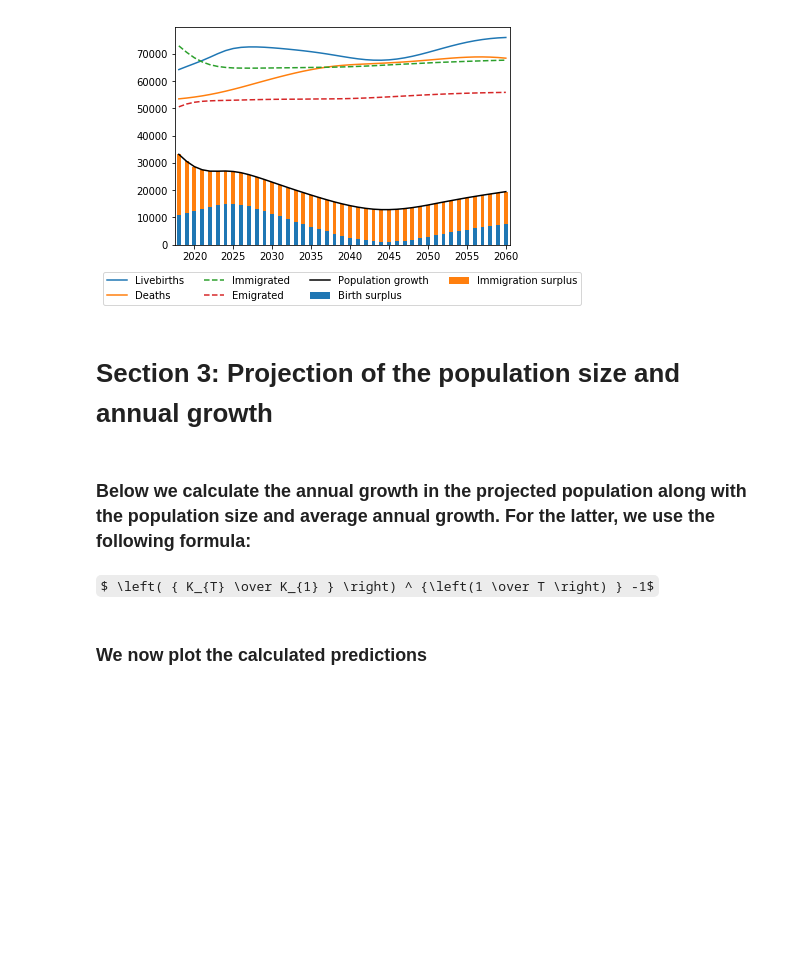
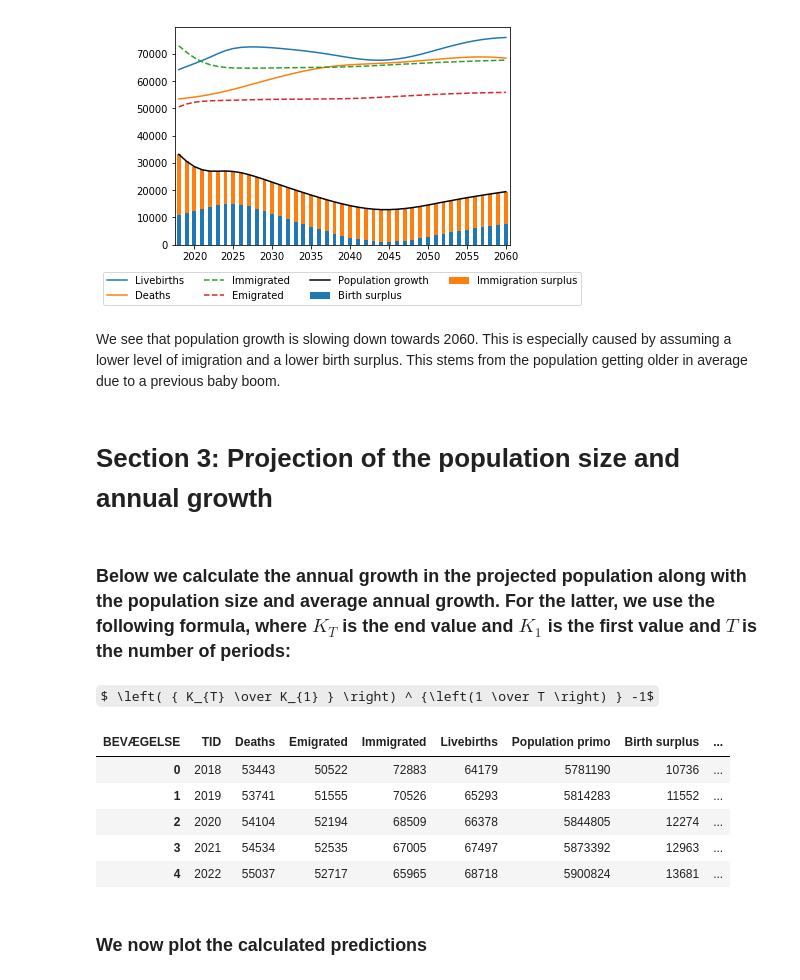
Before and after one commit to NumEconCopenhagen/projects-2019-tobias_jacob_sandru, a Jupyter notebook: dataproject/dataProject.ipynb, the cells around one changed output. Drawn from its saved outputs; the diff is of its cells as text; code cells hidden in the pictures; some formulas as TeX source; blank space fills up the shorter version.

```diff
--- a/dataproject/dataProject.ipynb
+++ b/dataproject/dataProject.ipynb
@@ -82,18 +106,28 @@ plt.legend(bbox_to_anchor=(0.5, -0.3), loc=8, ncol=4)
 plt.show()
 # %% [output]
 [figure]
+# %% [markdown]
+We see that population growth is slowing down towards 2060. This is especially caused by assuming a lower level of imigration and a lower birth surplus. This stems from the population getting older in average due to a previous baby boom.
 # %% [markdown]
 # Section 3: Projection of the population size and annual growth
 # %% [markdown]
-### Below we calculate the annual growth in the projected population along with the population size and average annual growth. For the latter, we use the following formula:
+### Below we calculate the annual growth in the projected population along with the population size and average annual growth. For the latter, we use the following formula, where $K_T$ is the end value and $K_1$ is the first value and $T$ is the number of periods:
 # %% [markdown]
 $ \left( { K_{T} \over K_{1} } \right) ^ {\left(1 \over T \right) } -1$
 # %%
 #Calculating the percentage growth in population annually
 proj_data['Relative growth']=proj_data['Population primo'].pct_change()*100
 
 #Calculating the average annual growth
 proj_data['Average annual growth (2018-2060)']=((proj_data['Population primo'].iloc[-1]/proj_data['Population primo'].iloc[0])**(1/(2060-2018))-1)*100
+proj_data.head()
+# %% [output]
+| BEVÆGELSE | TID | Deaths | Emigrated | Immigrated | Livebirths | Population primo | Birth surplus | ... |
+| 0 | 2018 | 53443 | 50522 | 72883 | 64179 | 5781190 | 10736 | ... |
+| 1 | 2019 | 53741 | 51555 | 70526 | 65293 | 5814283 | 11552 | ... |
+| 2 | 2020 | 54104 | 52194 | 68509 | 66378 | 5844805 | 12274 | ... |
+| 3 | 2021 | 54534 | 52535 | 67005 | 67497 | 5873392 | 12963 | ... |
+| 4 | 2022 | 55037 | 52717 | 65965 | 68718 | 5900824 | 13681 | ... |
 # %% [markdown]
 ### We now plot the calculated predictions
 # %%
```
Also changed, not shown: parts of 8 cells of this notebook, 12 other files.
